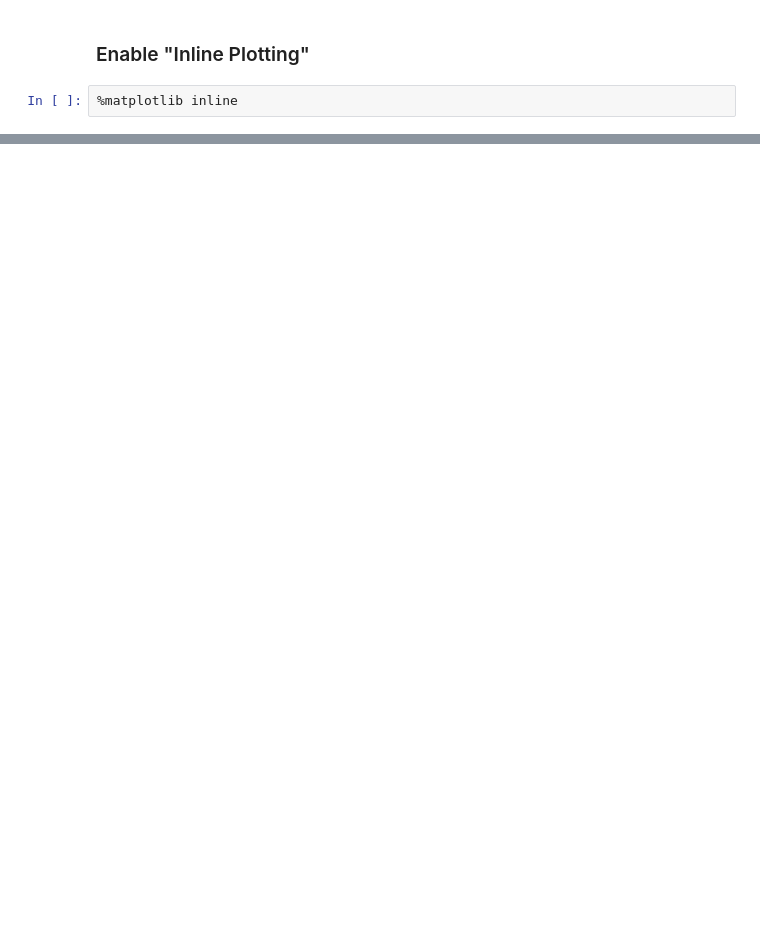
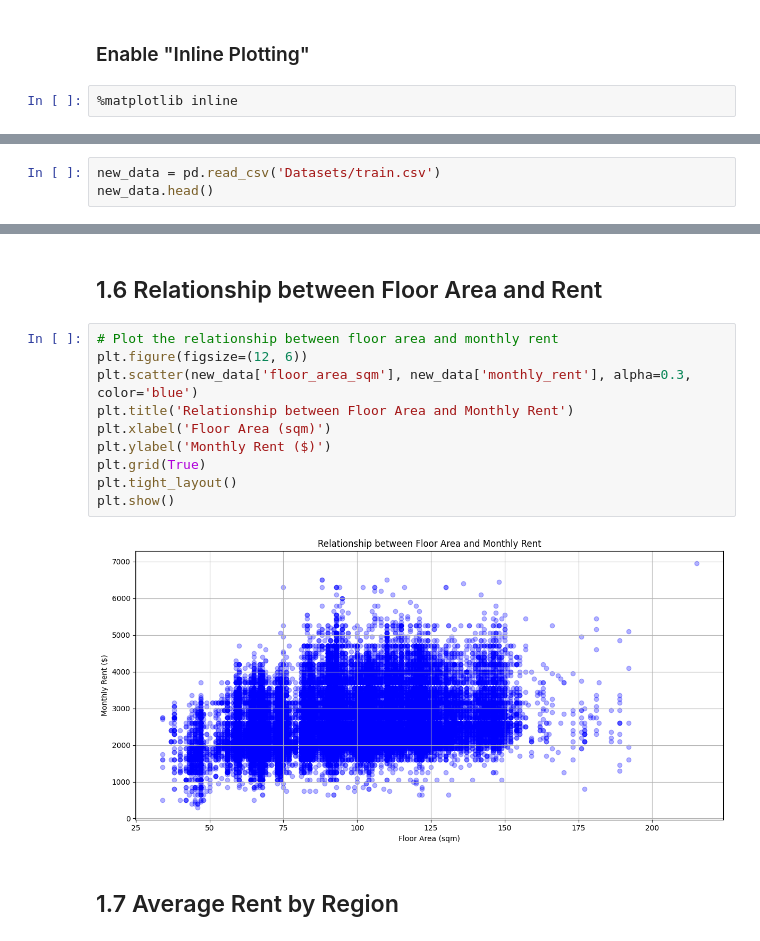
Before and after one commit to Andrewzhang217/CS5228, a Jupyter notebook: EDA.ipynb, the cells around one changed output, grey strips where cells are left out. Cells and saved outputs as stored; diff of their text form; blank space fills up the shorter version.

Commit message:
EDA for core dataset

```diff
--- a/EDA.ipynb
+++ b/EDA.ipynb
@@ -15,0 +17,3 @@ ModuleNotFoundError: No module named 'src'
+# %%
+new_data = pd.read_csv('Datasets/train.csv')
+new_data.head()
@@ -15,0 +109,16 @@ ModuleNotFoundError: No module named 'src'
+# %% [markdown]
+## 1.6 Relationship between Floor Area and Rent
+# %%
+# Plot the relationship between floor area and monthly rent
+plt.figure(figsize=(12, 6))
+plt.scatter(new_data['floor_area_sqm'], new_data['monthly_rent'], alpha=0.3, color='blue')
+plt.title('Relationship between Floor Area and Monthly Rent')
+plt.xlabel('Floor Area (sqm)')
+plt.ylabel('Monthly Rent ($)')
+plt.grid(True)
+plt.tight_layout()
+plt.show()
+# %% [output]
+[figure, added]
+# %% [markdown]
+## 1.7 Average Rent by Region
```
Also changed, not shown: parts of 13 cells of this notebook.
